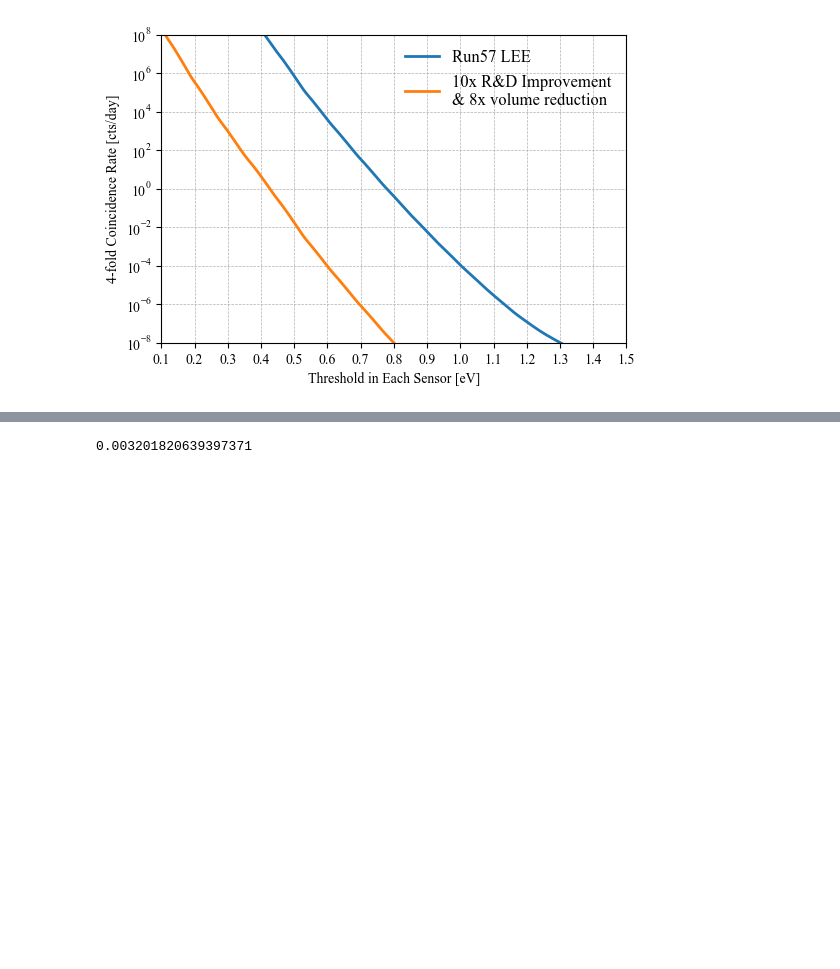
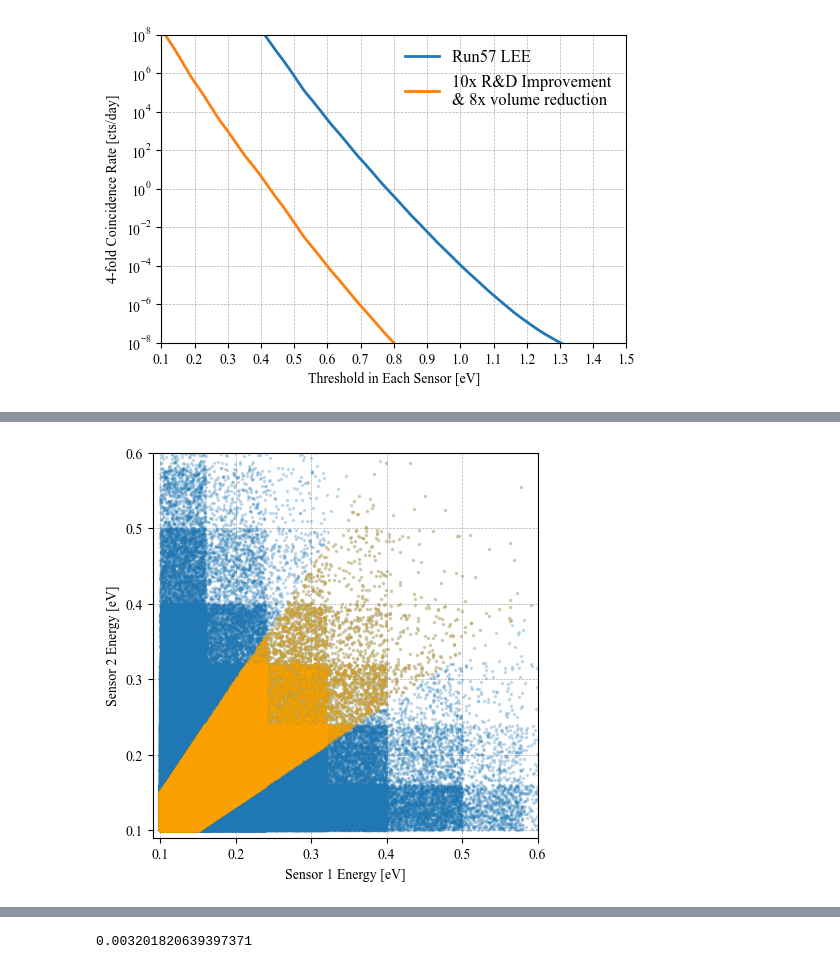
Before and after one commit to spice-herald/DarkLim, a Jupyter notebook: examples/sampling_test.ipynb, the cells around one changed output, grey strips where cells are left out. Drawn from its saved outputs; the diff is of its cells as text; code cells hidden in the pictures; blank space fills up the shorter version.

```diff
--- a/examples/sampling_test.ipynb
+++ b/examples/sampling_test.ipynb
@@ -200,0 +262,16 @@ print(per_device_threshold)
+# %%
+fig, ax = plt.subplots(1,figsize=(5,5))
+
+plt.plot(evts[0,thres_cut]*1000,evts[1,thres_cut]*1000,ls='',marker='.',ms=3,alpha=0.2)
+plt.plot(evts[0,part_cut&thres_cut]*1000,evts[1,part_cut&thres_cut]*1000,ls='',marker='.',ms=3,color='orange',alpha=0.2)
+
+ax.set_xlim(0.09,0.6)
+ax.set_ylim(0.09,0.6)
+ax.grid(lw=0.5,ls='--',which='both')
+
+ax.set_xlabel('Sensor 1 Energy [eV]')
+ax.set_ylabel('Sensor 2 Energy [eV]')
+
+ax.set_aspect('equal')
+# %% [output]
+[figure, added]
```
Also changed, not shown: parts of 10 cells of this notebook, 1 other file.
